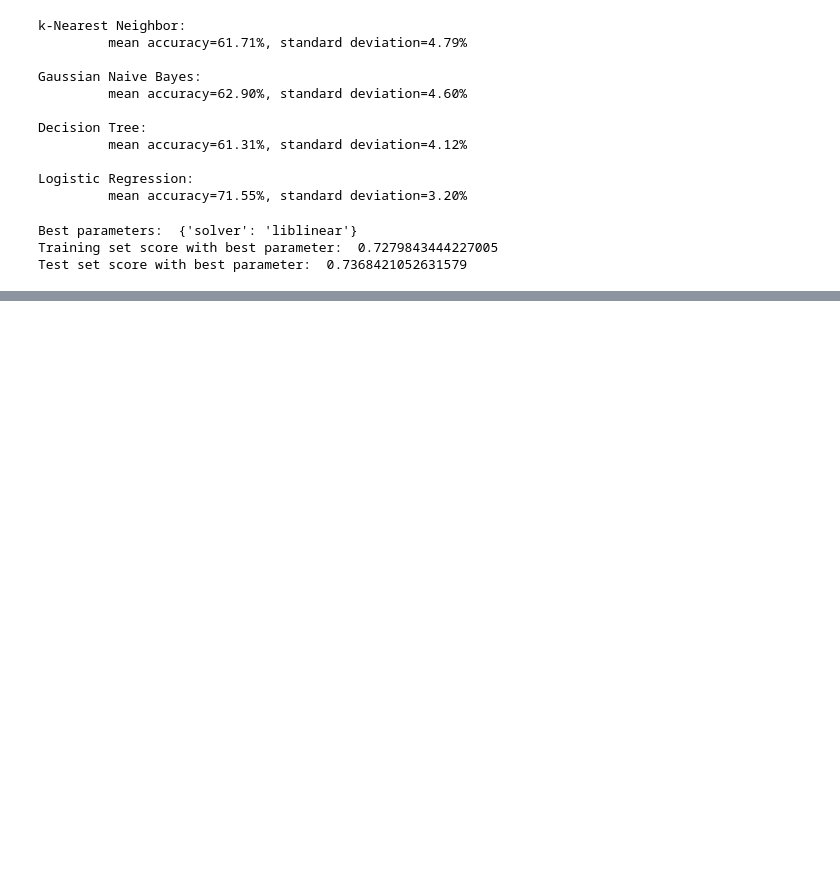
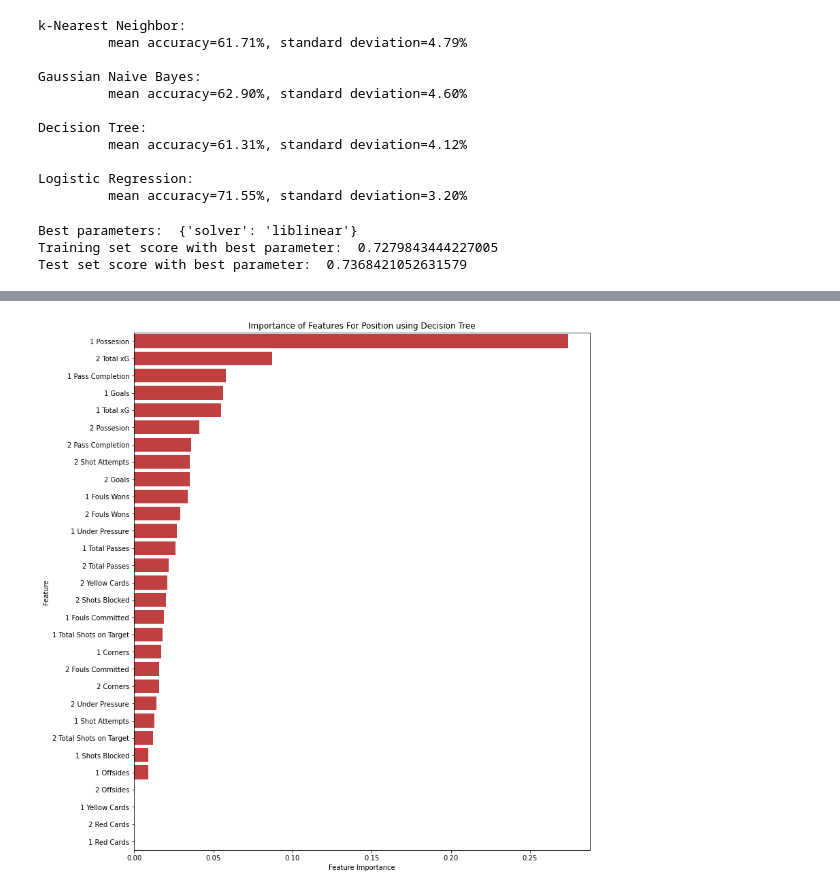
Before and after one commit to ido-tzhori/Soccer-Stats, a Jupyter notebook: Half Predict.ipynb, the cells around one changed output, grey strips where cells are left out. Saved outputs shown, nothing was run; the diff lists cells and outputs as text; code cells hidden in the pictures; blank space fills up the shorter version.

```diff
--- a/Half Predict.ipynb
+++ b/Half Predict.ipynb
@@ -40,6 +35,0 @@ def hwin(s1, s2):
-# %%
-fhw = []
-for i in range(len(df.index)):
-    hw = hwin(df['1 Goals'][i], df['2 Goals'][i])
-    fhw.append(hw)
-df['fh winner'] = fhw
@@ -229,0 +192,4 @@ Name: 0, dtype: float64
+# %%
+clf = DecisionTreeClassifier(random_state = 1)
+clf.fit(X_train,y_train)
+predictions = clf.predict(X=X_test)
@@ -229,0 +226,14 @@ Name: 0, dtype: float64
+# %%
+import matplotlib.pyplot as plt
+import seaborn as sns
+
+important_features = pd.DataFrame({'feature':df.columns[:30],'importance':np.round(clf.feature_importances_,3)})
+important_features = important_features.sort_values('importance',ascending=False)
+
+f, ax = plt.subplots(figsize=(12, 14))
+g = sns.barplot(x='importance', y='feature', data=important_features,
+                color="red", saturation=.5, label="Total")
+g.set(xlabel='Feature Importance', ylabel='Feature', title='Importance of Features For Position using Decision Tree')
+plt.show()
+# %% [output]
+[figure, added]
```
Also changed, not shown: parts of 16 cells of this notebook, 1 other file.
